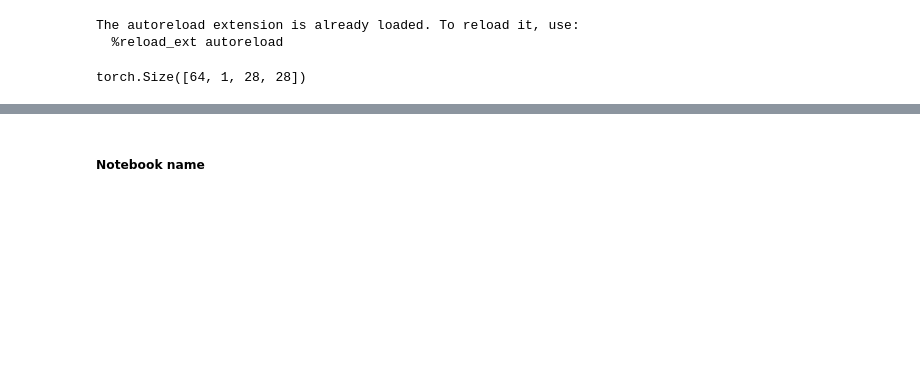
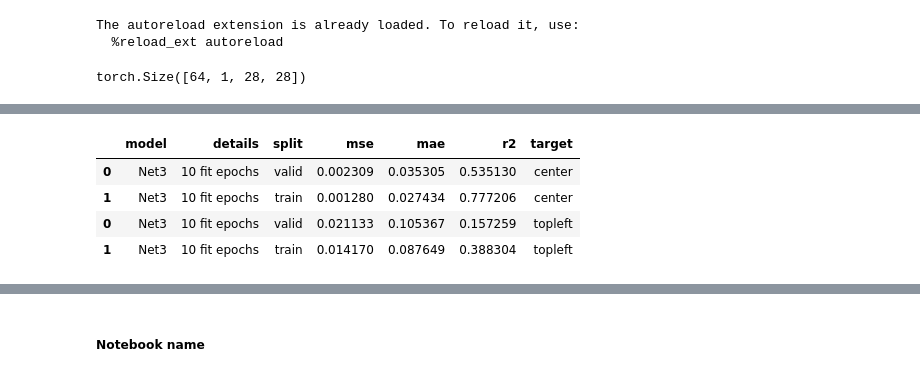
Before and after one commit to sutt/fastai-tutorial, a Jupyter notebook: metrics-1.ipynb, the cells around one changed output, grey strips where cells are left out. Cells and saved outputs as stored; diff of their text form; code cells hidden in the pictures; blank space fills up the shorter version.

Commit message:
adding metrics calcs; still some problems with it

```diff
--- a/metrics-1.ipynb
+++ b/metrics-1.ipynb
@@ -55,0 +67,3 @@ df.to_csv
+# %%
+df_tl = metrics_df(net3_tl, 'Net3', '10 fit epochs')
+df_tl
@@ -55,0 +76,3 @@ df.to_csv
+# %%
+df_cr = metrics_df(net3_cr, 'Net3', '10 fit epochs')
+df_cr
@@ -55,0 +85,12 @@ df.to_csv
+# %%
+df_cr['target'] = 'center'
+df_tl['target'] = 'topleft'
+# %%
+df = pd.concat((df_cr, df_tl), axis=0)
+df
+# %% [output]
+|  | model | details | split | mse | mae | r2 | target |
+| 0 | Net3 | 10 fit epochs | valid | 0.002309 | 0.035305 | 0.535130 | center |
+| 1 | Net3 | 10 fit epochs | train | 0.001280 | 0.027434 | 0.777206 | center |
+| 0 | Net3 | 10 fit epochs | valid | 0.021133 | 0.105367 | 0.157259 | topleft |
+| 1 | Net3 | 10 fit epochs | train | 0.014170 | 0.087649 | 0.388304 | topleft |
```
Also changed, not shown: parts of 18 cells of this notebook, 13 other files.
